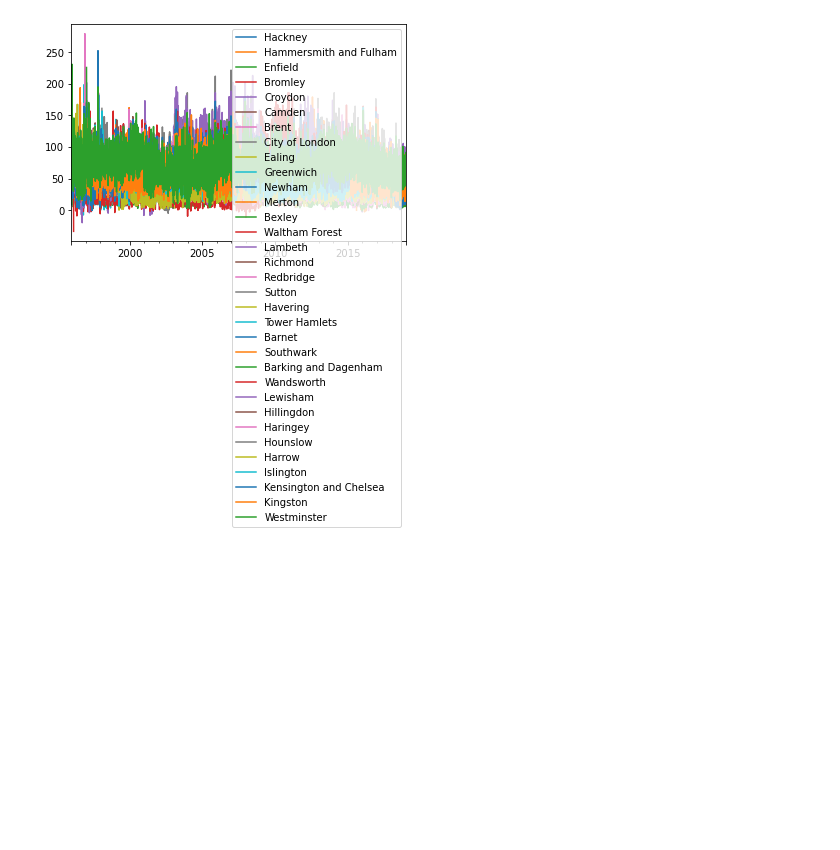
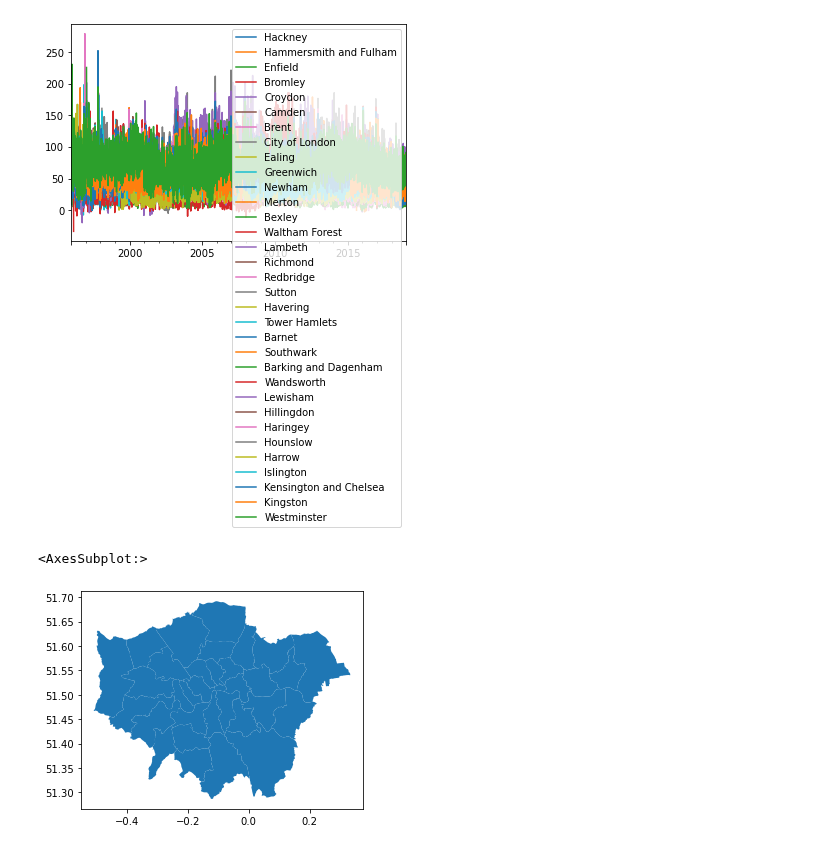
Before and after one commit to michellewl/AQmortality, a Jupyter notebook: mortality_model/borough_mortality.ipynb, the cells around one changed output. Cells and saved outputs as stored; diff of their text form; code cells hidden in the pictures; blank space fills up the shorter version.

Commit message:
Dissolve London wards spatial dataset to London boroughs.

```diff
--- a/mortality_model/borough_mortality.ipynb
+++ b/mortality_model/borough_mortality.ipynb
@@ -60,3 +61,11 @@ plt.show()
 # %% [output]
 (8401, 33)
 [figure]
+# %%
+tmp_folder = f"/home/users/mwlw3/AQmortality/tmp/"
+london_authorities_gdf = gpd.read_file(path.join(tmp_folder, "london_wards_coordinates", "london_wards_coordinates.shp")).dissolve(by="BOROUGH")
+# %%
+london_authorities_gdf.plot()
+# %% [output]
+<AxesSubplot:>
+[figure, added]
```
Also changed, not shown: parts of 1 cell of this notebook.
